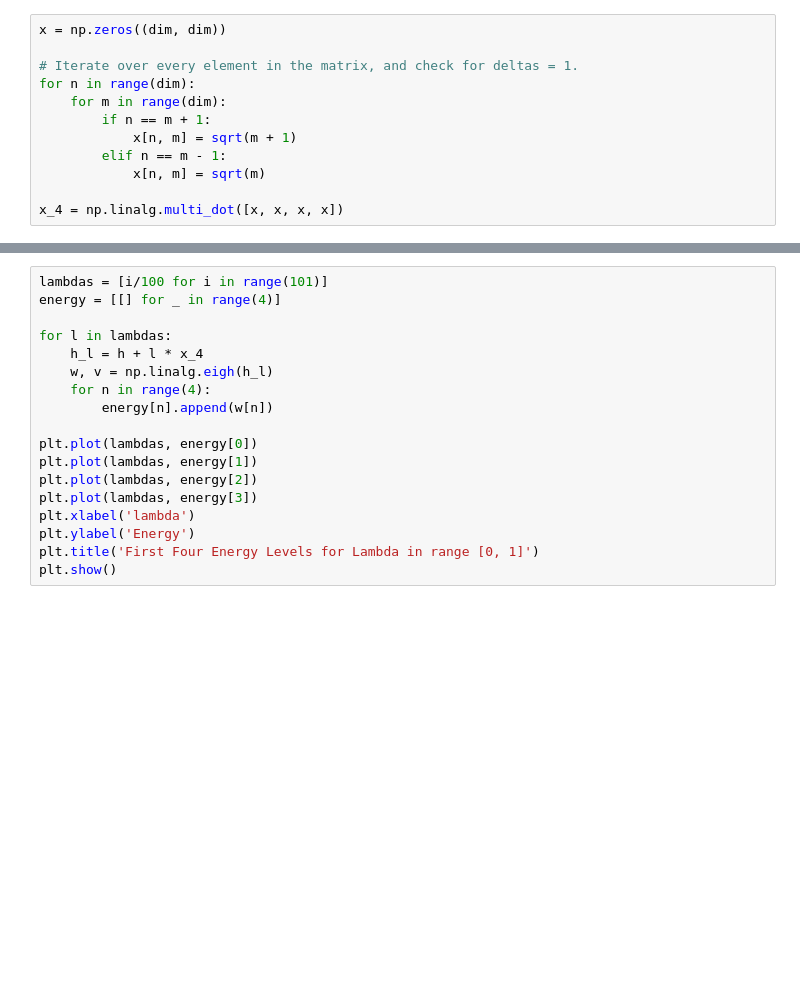
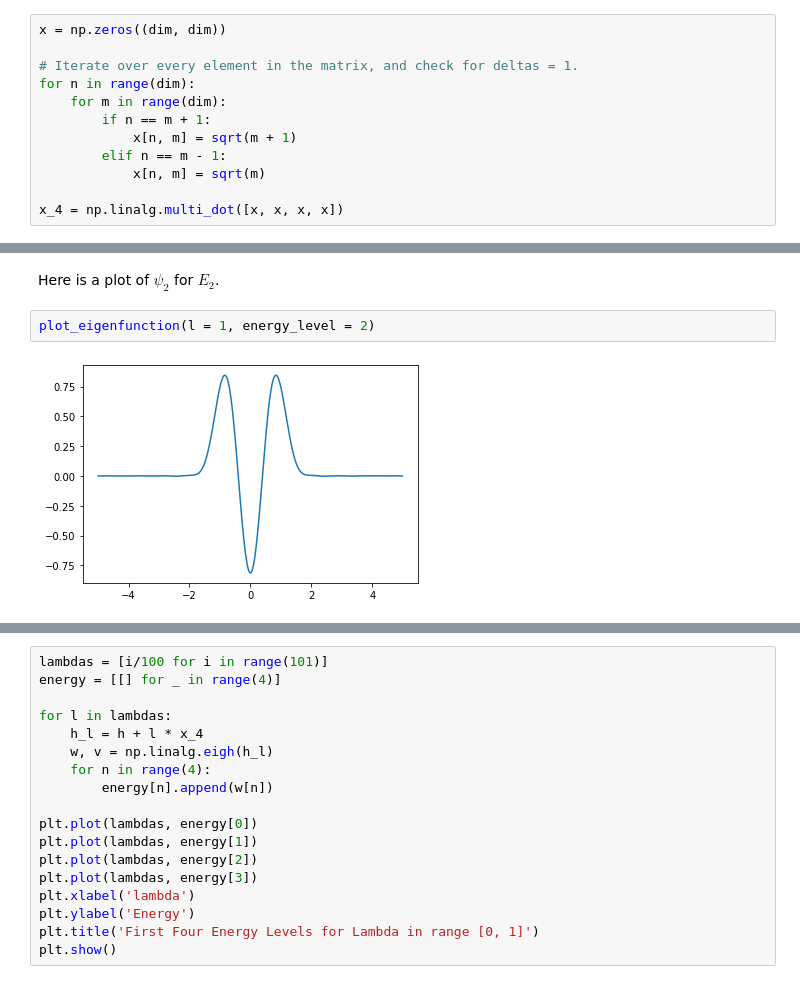
Before and after one commit to CzJLee/Physics-180N, a Jupyter notebook: Project 2/proj_2_EigenAnalysis.ipynb, the cells around one changed output, grey strips where cells are left out. Cells and saved outputs as stored; diff of their text form; blank space fills up the shorter version.

```diff
--- a/Project 2/proj_2_EigenAnalysis.ipynb
+++ b/Project 2/proj_2_EigenAnalysis.ipynb
@@ -127,0 +179,6 @@ x_4 = np.linalg.multi_dot([x, x, x, x])
+# %% [markdown]
+Here is a plot of $\psi_2$ for $E_2$.
+# %%
+plot_eigenfunction(l = 1, energy_level = 2)
+# %% [output]
+[figure, added]
```
Also changed, not shown: parts of 23 cells of this notebook.
